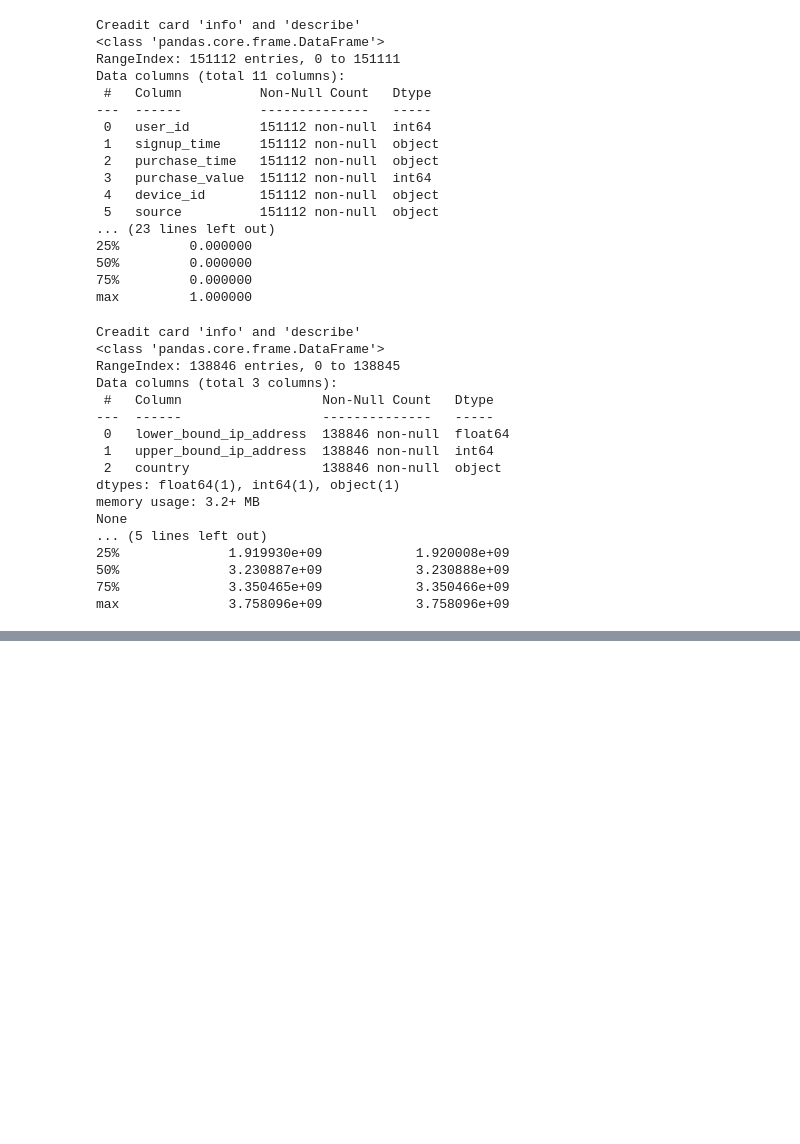
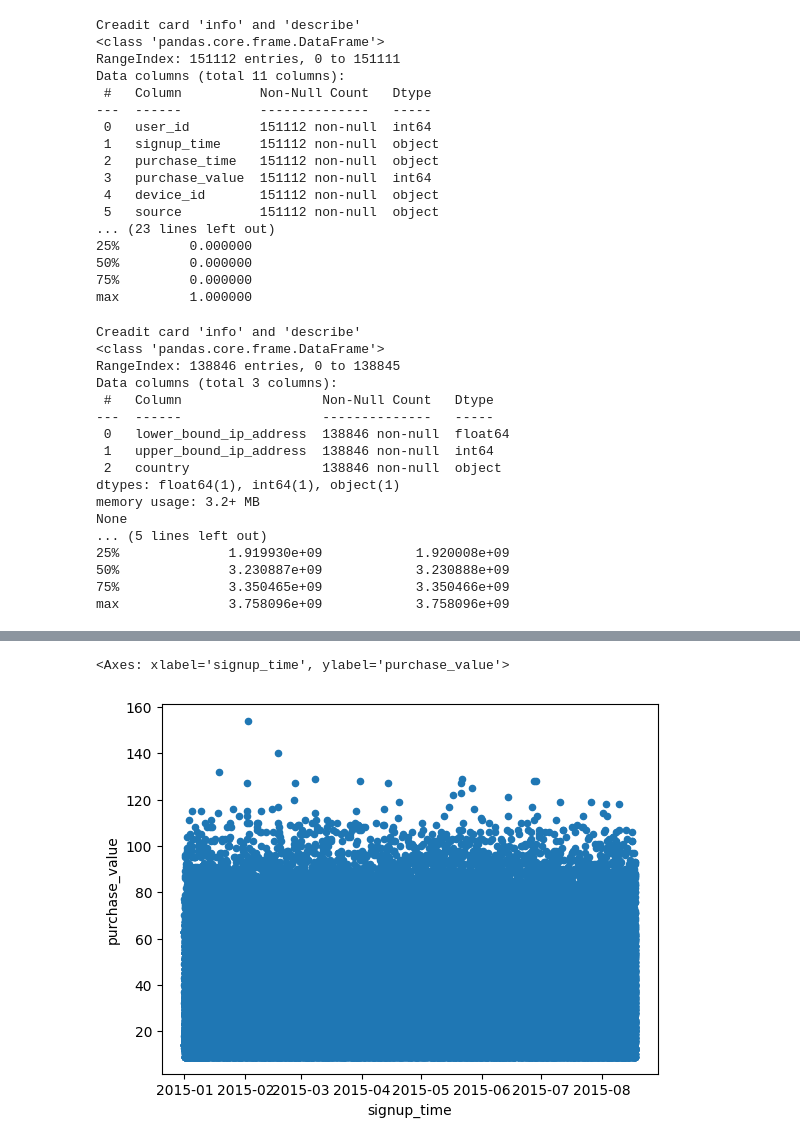
Before and after one commit to Ephrem0001/Fraud-Detection-for-E-Commerce-and-Banking-Transactions---AI-Solutions, a Jupyter notebook: notebooks/EDA.ipynb, the cells around one changed output, grey strips where cells are left out. Drawn from its saved outputs; the diff is of its cells as text; code cells hidden in the pictures; blank space fills up the shorter version.

```diff
--- a/notebooks/EDA.ipynb
+++ b/notebooks/EDA.ipynb
@@ -75,0 +141,5 @@ max              3.758096e+09            3.758096e+09
+# %%
+fraud_data.plot.scatter(x='signup_time', y='purchase_value')
+# %% [output]
+<Axes: xlabel='signup_time', ylabel='purchase_value'>
+[figure, added]
```
Also changed, not shown: parts of 35 cells of this notebook, 1 other file.
